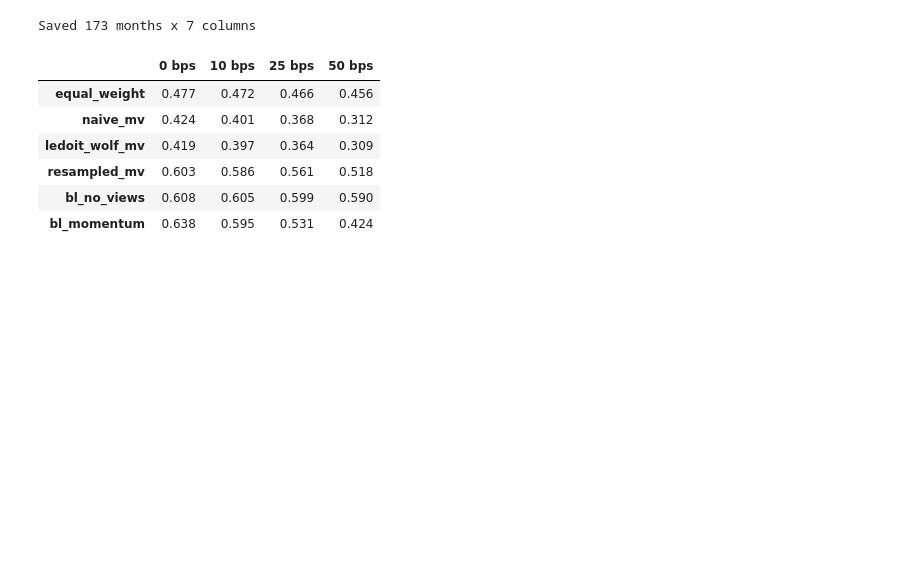
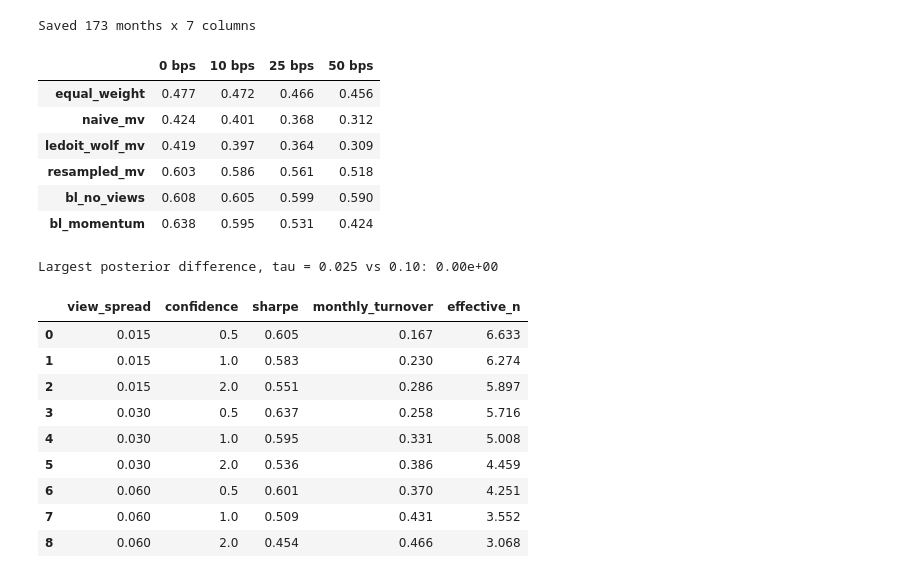
Before and after one commit to EthanB425/Portfolio-Optimization-Under-Uncertainty, a Jupyter notebook: notebooks/03_backtest.ipynb, the cells around one changed output. Cells and saved outputs as stored; diff of their text form; code cells hidden in the pictures; blank space fills up the shorter version.

Commit message:
Added the sensitivity analyses for Black-Litterman views, risk aversion, window, and prior

```diff
--- a/notebooks/03_backtest.ipynb
+++ b/notebooks/03_backtest.ipynb
@@ -80,3 +80,61 @@ cost_table.round(3)
 | resampled_mv | 0.603 | 0.586 | 0.561 | 0.518 |
 | bl_no_views | 0.608 | 0.605 | 0.599 | 0.590 |
 | bl_momentum | 0.638 | 0.595 | 0.531 | 0.424 |
+# %%
+from functools import partial
+from sklearn.covariance import LedoitWolf
+from portfolio import (momentum_view, mean_variance_weights, implied_returns,
+                       black_litterman_returns, MARKET_WEIGHTS)
+
+# Check: with He-Litterman view uncertainty, tau cancels out of the posterior mean
+window = returns.iloc[-60:]
+sigma = LedoitWolf().fit(window.values).covariance_
+w_mkt = MARKET_WEIGHTS[window.columns].values
+P, Q, _, _ = momentum_view(window)
+gap = np.abs(black_litterman_returns(sigma, w_mkt, P, Q, tau=0.025)
+             - black_litterman_returns(sigma, w_mkt, P, Q, tau=0.10)).max()
+print(f"Largest posterior difference, tau = 0.025 vs 0.10: {gap:.2e}\n")
+
+
+def bl_momentum_custom(returns_window, spread, confidence):
+    """Black-Litterman momentum, with view uncertainty divided by `confidence`."""
+    sigma = LedoitWolf().fit(returns_window.values).covariance_
+    w_mkt = MARKET_WEIGHTS[returns_window.columns].values
+    P, Q, _, _ = momentum_view(returns_window, spread=spread)
+    P = P.reshape(1, -1)
+    pi = implied_returns(sigma, w_mkt)
+    tau_sigma = 0.05 * sigma
+    omega = np.diag(np.diag(P @ tau_sigma @ P.T)) / confidence
+    A = np.linalg.inv(tau_sigma) + P.T @ np.linalg.inv(omega) @ P
+    b = np.linalg.inv(tau_sigma) @ pi + P.T @ np.linalg.inv(omega) @ Q
+    mu = np.linalg.solve(A, b)
+    return pd.Series(mean_variance_weights(mu, sigma), index=returns_window.columns)
+
+
+rows = []
+for spread_ann in [0.015, 0.03, 0.06]:
+    for confidence in [0.5, 1.0, 2.0]:
+        strat = partial(bl_momentum_custom, spread=spread_ann / 12, confidence=confidence)
+        res, w = run_backtest(strat, returns, rf)
+        s = performance_summary(res, w)
+        rows.append({
+            "view_spread": spread_ann,
+            "confidence": confidence,
+            "sharpe": s["sharpe"],
+            "monthly_turnover": s["avg_monthly_turnover"],
+            "effective_n": s["avg_effective_n"],
+        })
+
+pd.DataFrame(rows).round(3)
+# %% [output]
+Largest posterior difference, tau = 0.025 vs 0.10: 0.00e+00
+|  | view_spread | confidence | sharpe | monthly_turnover | effective_n |
+| 0 | 0.015 | 0.5 | 0.605 | 0.167 | 6.633 |
+| 1 | 0.015 | 1.0 | 0.583 | 0.230 | 6.274 |
+| 2 | 0.015 | 2.0 | 0.551 | 0.286 | 5.897 |
+| 3 | 0.030 | 0.5 | 0.637 | 0.258 | 5.716 |
+| 4 | 0.030 | 1.0 | 0.595 | 0.331 | 5.008 |
+| 5 | 0.030 | 2.0 | 0.536 | 0.386 | 4.459 |
+| 6 | 0.060 | 0.5 | 0.601 | 0.370 | 4.251 |
+| 7 | 0.060 | 1.0 | 0.509 | 0.431 | 3.552 |
+| 8 | 0.060 | 2.0 | 0.454 | 0.466 | 3.068 |
```
Also changed, not shown: parts of 2 cells of this notebook.
